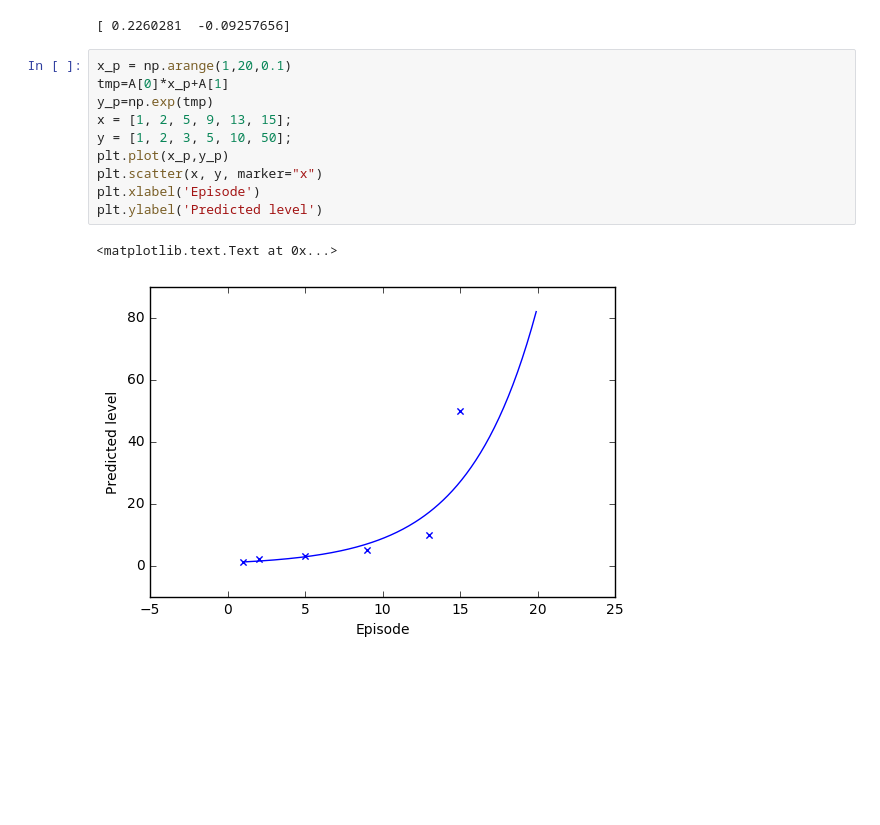
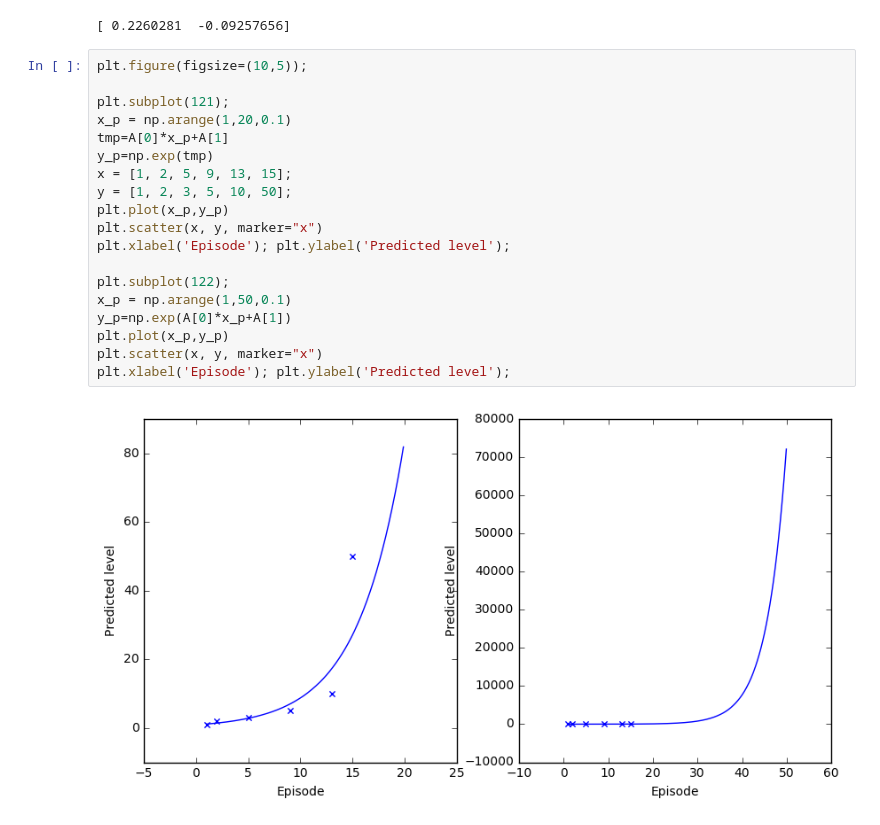
Before and after one commit to sonsongithub/tryJupyter, a Jupyter notebook: rider.ipynb, the cells around one changed output. Drawn from its saved outputs; the diff is of its cells as text; blank space fills up the shorter version.

```diff
--- a/rider.ipynb
+++ b/rider.ipynb
@@ -44,15 +51,23 @@ print(A)
 # %% [output]
 [ 0.2260281  -0.09257656]
 # %%
+plt.figure(figsize=(10,5));
+
+plt.subplot(121);
 x_p = np.arange(1,20,0.1)
 tmp=A[0]*x_p+A[1]
 y_p=np.exp(tmp)
 x = [1, 2, 5, 9, 13, 15];
 y = [1, 2, 3, 5, 10, 50];
 plt.plot(x_p,y_p)
 plt.scatter(x, y, marker="x")
-plt.xlabel('Episode')
-plt.ylabel('Predicted level')
+plt.xlabel('Episode'); plt.ylabel('Predicted level');
+
+plt.subplot(122);
+x_p = np.arange(1,50,0.1)
+y_p=np.exp(A[0]*x_p+A[1])
+plt.plot(x_p,y_p)
+plt.scatter(x, y, marker="x")
+plt.xlabel('Episode'); plt.ylabel('Predicted level');
 # %% [output]
-<matplotlib.text.Text at 0x...>
-[figure, old version]
+[figure, new version]
```
Also changed, not shown: parts of 2 cells of this notebook.
